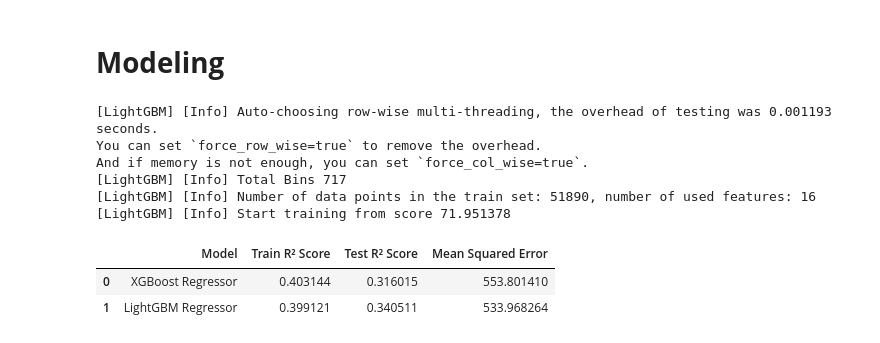
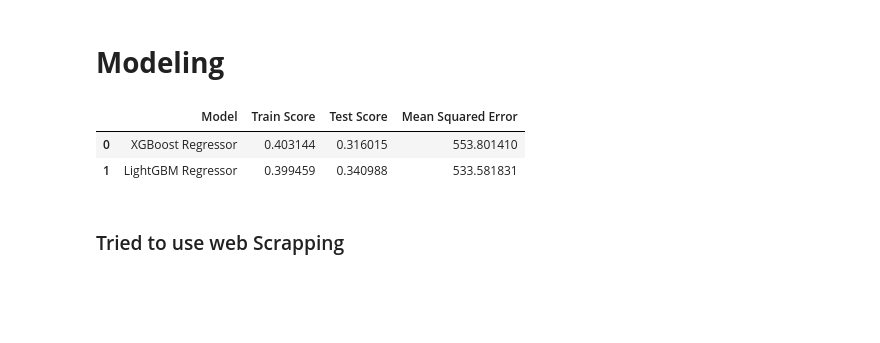
Before and after one commit to AmrMaree/Machine-Learning-Project, a Jupyter notebook: milestone1.ipynb, the cells around one changed output. Drawn from its saved outputs; the diff is of its cells as text; code cells hidden in the pictures; blank space fills up the shorter version.

```diff
--- a/milestone1.ipynb
+++ b/milestone1.ipynb
@@ -886,3 +859,6 @@ Passing `palette` without assigning `hue` is deprecated and will be removed in v
+# %%
+scaler = StandardScaler()
+df['copiesSold'] = scaler.fit_transform(df[['copiesSold']])
 # %% [markdown]
 ---------------------------
 # %%
@@ -953,42 +929,38 @@ y = df['reviewScore']
 # %% [markdown]
 # **Data Spliting**
 # %%
-X_train, X_test, y_train, y_test = train_test_split(X, y, test_size=0.25, random_state=57)
+X_train, X_test, y_train, y_test = train_test_split(X, y, test_size=0.25, random_state=57,shuffle=True)
 # %% [markdown]
 # **Modeling**
 # %%
 models = {
     'XGBoost Regressor': xgb.XGBRegressor(objective='reg:squarederror', n_estimators=100),
-    'LightGBM Regressor': lgb.LGBMRegressor(n_estimators=300, learning_rate=0.1)
+    'LightGBM Regressor': lgb.LGBMRegressor(n_estimators=300, learning_rate=0.1,verbose = 0)
 }
 # %%
 results = []
 
 for model_name, model in models.items():
     model.fit(X_train, y_train)
     train_score = model.score(X_train, y_train)
     test_score = model.score(X_test, y_test)
     y_pred = model.predict(X_test)
     mse = mean_squared_error(y_test, y_pred)
 
     results.append({
         'Model': model_name,
-        'Train R² Score': train_score,
-        'Test R² Score': test_score,
+        'Train Score': train_score,
+        'Test Score': test_score,
         'Mean Squared Error': mse
     })
 results_df = pd.DataFrame(results)
 display(results_df)
 # %% [output]
-[LightGBM] [Info] Auto-choosing row-wise multi-threading, the overhead of testing was 0.001193 seconds.
-You can set `force_row_wise=true` to remove the overhead.
-And if memory is not enough, you can set `force_col_wise=true`.
-[LightGBM] [Info] Total Bins 717
-[LightGBM] [Info] Number of data points in the train set: 51890, number of used features: 16
-[LightGBM] [Info] Start training from score 71.951378
-|  | Model | Train R² Score | Test R² Score | Mean Squared Error |
+|  | Model | Train Score | Test Score | Mean Squared Error |
 | 0 | XGBoost Regressor | 0.403144 | 0.316015 | 553.801410 |
-| 1 | LightGBM Regressor | 0.399121 | 0.340511 | 533.968264 |
+| 1 | LightGBM Regressor | 0.399459 | 0.340988 | 533.581831 |
+# %% [markdown]
+### Tried to use web Scrapping
 # %%
 # import requests
 # from bs4 import BeautifulSoup
```
Also changed, not shown: parts of 7 cells of this notebook.
